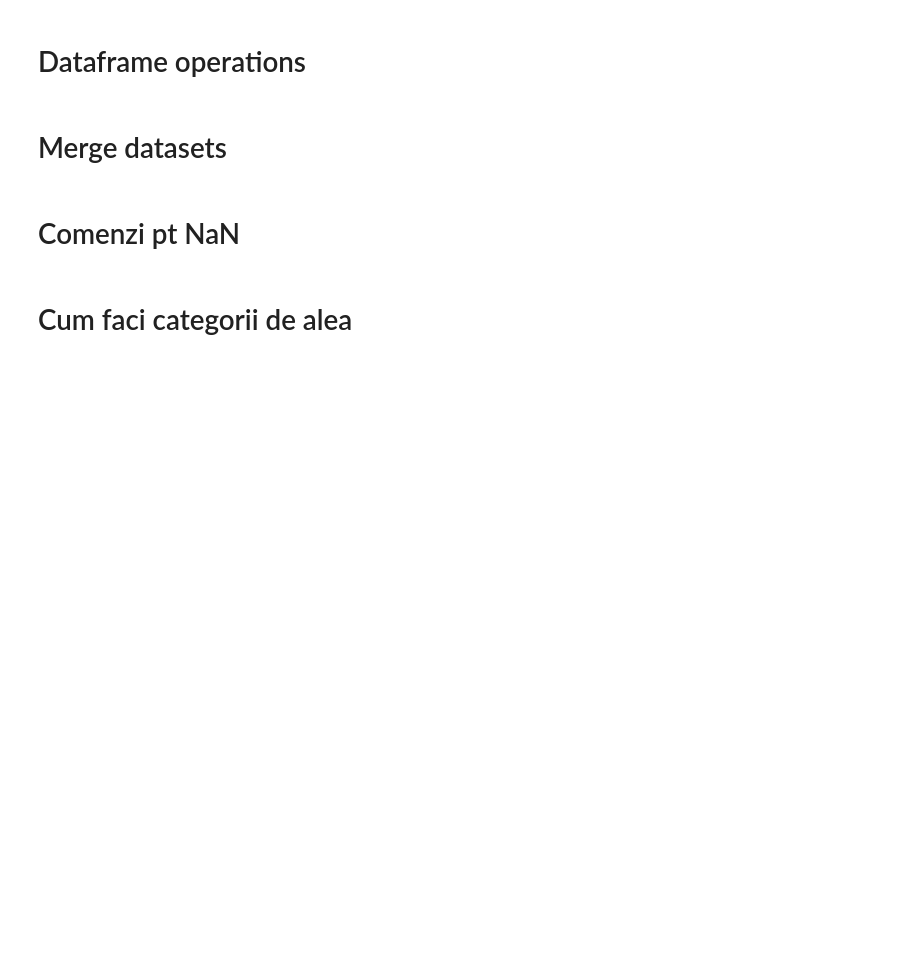
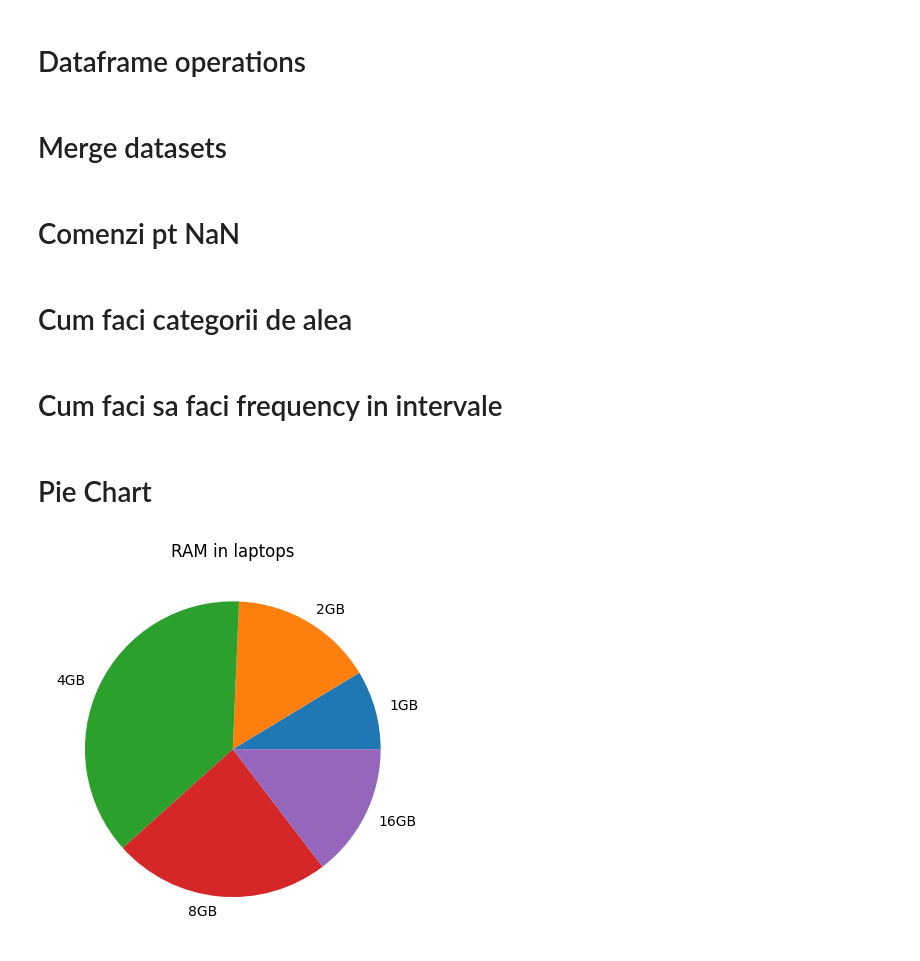
Before and after one commit to DUCU1/DataAndAI, a Jupyter notebook: Code/Functions/Comanezi.ipynb, the cells around one changed output. Cells and saved outputs as stored; diff of their text form; code cells hidden in the pictures; blank space fills up the shorter version.

```diff
--- a/Code/Functions/Comanezi.ipynb
+++ b/Code/Functions/Comanezi.ipynb
@@ -5,3 +1,11 @@ dataFrame = pd.DataFrame()
+# %%
+import pandas as pd
+import numpy as np
+import matplotlib.pyplot as plt
+import os
+os.chdir('/Users/vladbuinceanu/Documents/KdG/Data and A.I./Sem 2/Python/Python/Sources')
+dataFrame = pd.read_csv('laptops.csv', sep= ';', decimal= ',', header=0)
+import math as math
 # %% [markdown]
 # Cum sa afli cate NA values are in tot tabelu
 # %%
@@ -79,3 +83,5 @@ df[df.columns[x]]= df[df.columns[x]].astype(pd.CategoricalDtype(categories=df[df
 
 # Ordered
 df[df.columns[x]]= df[df.columns[x]].astype(pd.CategoricalDtype( categories=['value_1',..., 'value_n'],ordered=True))
+# %% [markdown]
+# Cum faci sa faci frequency in intervale
@@ -81,0 +94,11 @@ df[df.columns[x]]= df[df.columns[x]].astype(pd.CategoricalDtype( categories=['va
+# %% [markdown]
+# Pie Chart
+# %%
+x = dataFrame.RAM.value_counts().sort_index()
+l = ['1GB', '2GB', '4GB', '8GB', '16GB']
+plt.figure()
+plt.pie(x, labels=l)
+plt.title('RAM in laptops')
+plt.show()
+# %% [output]
+[figure, added]
```
Also changed, not shown: parts of 8 cells of this notebook, 2 other files.
